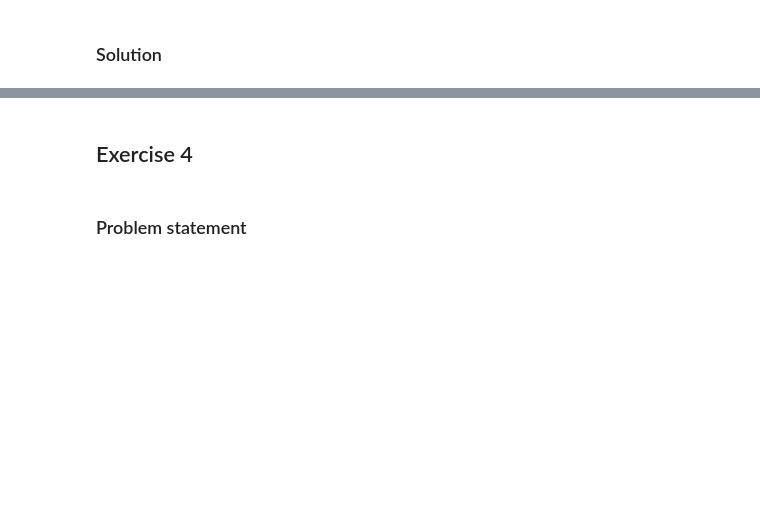
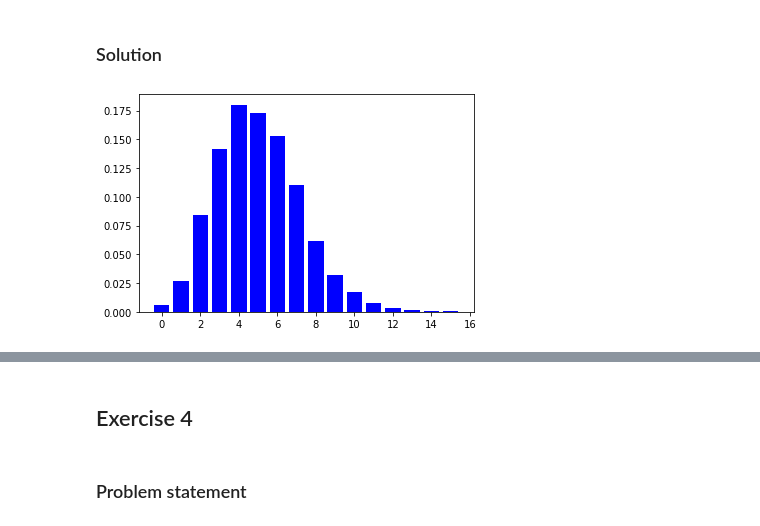
Before and after one commit to davidezanella/spe-assignments, a Jupyter notebook: Homework 2/delivery/report.ipynb, the cells around one changed output, grey strips where cells are left out. Cells and saved outputs as stored; diff of their text form; code cells hidden in the pictures; blank space fills up the shorter version.

```diff
--- a/Homework 2/delivery/report.ipynb
+++ b/Homework 2/delivery/report.ipynb
@@ -374,0 +379,9 @@ The binomial distribution describes the statistics of the number of successful e
+# %%
+def execute(N = 100, p = 0.05):
+    outcomes = []
+    for _ in range(N):
+        if random.uniform(0,1) <= 0.05:
+            outcomes.append(1)
+        else:
+            outcomes.append(0)
+    return outcomes
@@ -374,0 +394,21 @@ The binomial distribution describes the statistics of the number of successful e
+# %%
+N_trials = 10000
+trials = []
+for _ in range(N_trials):
+    trials.append(execute())
+
+distr_succ = {}
+for trial in trials:
+    succ = sum(trial)
+    if succ in distr_succ:
+        distr_succ[succ] += 1
+    else:
+        distr_succ[succ] = 1
+
+for key in list(distr_succ.keys()):
+    distr_succ[key] /= N_trials
+# %%
+plt.bar(distr_succ.keys(), distr_succ.values(), color='b')
+plt.show()
+# %% [output]
+[figure, added]
```
Also changed, not shown: parts of 6 cells of this notebook.
